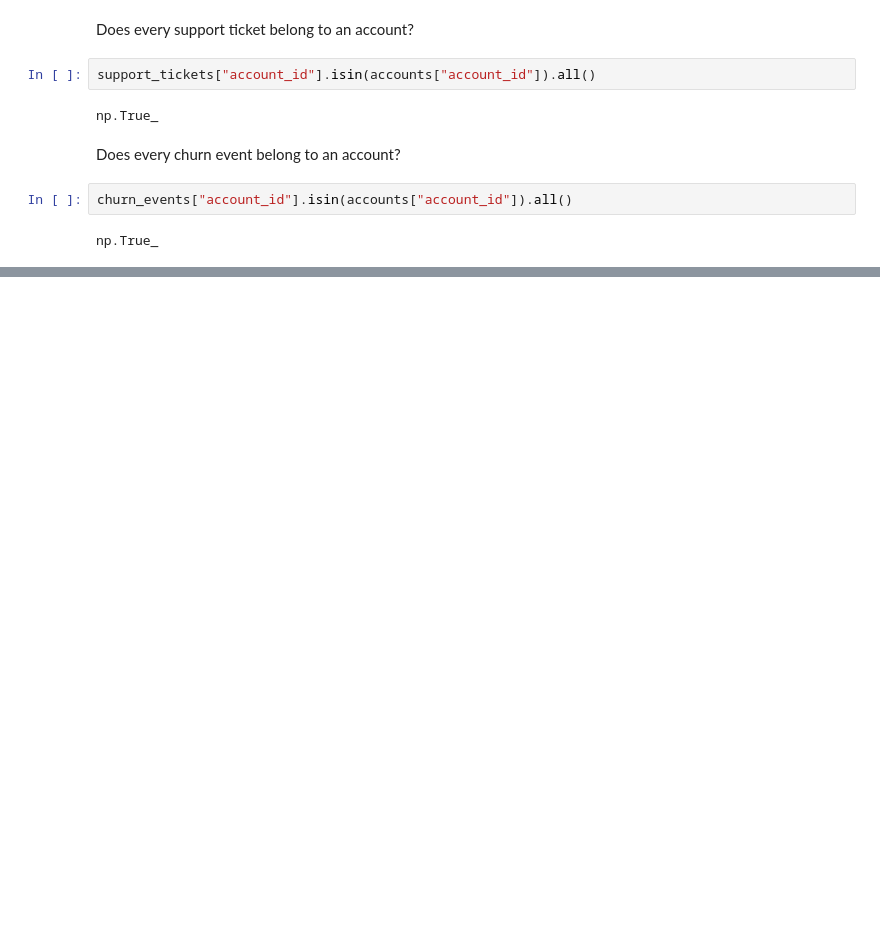
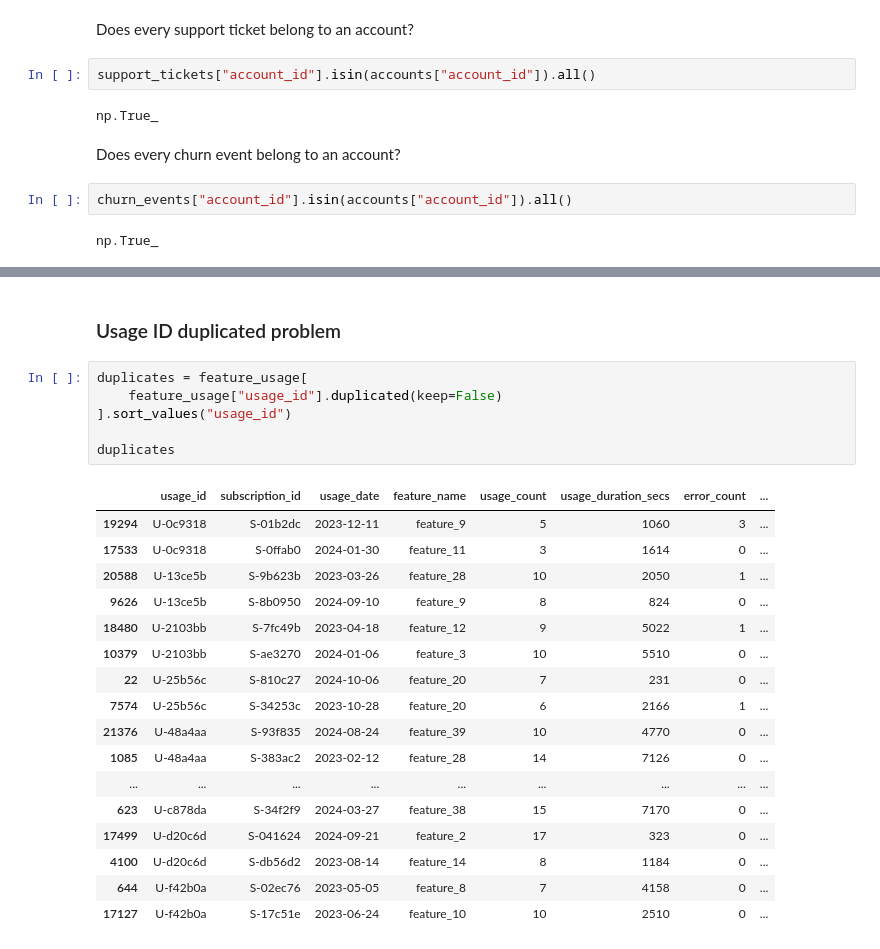
Before and after one commit to Leop-SR/RetainIQ, a Jupyter notebook: notebooks/00_data_understanding.ipynb, the cells around one changed output, grey strips where cells are left out. Drawn from its saved outputs; the diff is of its cells as text; blank space fills up the shorter version.

Commit message:
Fixing duplicated Usage_ID problem

```diff
--- a/notebooks/00_data_understanding.ipynb
+++ b/notebooks/00_data_understanding.ipynb
@@ -447,0 +516,26 @@ np.True_
+# %% [markdown]
+### Usage ID duplicated problem
+# %%
+duplicates = feature_usage[
+    feature_usage["usage_id"].duplicated(keep=False)
+].sort_values("usage_id")
+
+duplicates
+# %% [output]
+|  | usage_id | subscription_id | usage_date | feature_name | usage_count | usage_duration_secs | error_count | ... |
+| 19294 | U-0c9318 | S-01b2dc | 2023-12-11 | feature_9 | 5 | 1060 | 3 | ... |
+| 17533 | U-0c9318 | S-0ffab0 | 2024-01-30 | feature_11 | 3 | 1614 | 0 | ... |
+| 20588 | U-13ce5b | S-9b623b | 2023-03-26 | feature_28 | 10 | 2050 | 1 | ... |
+| 9626 | U-13ce5b | S-8b0950 | 2024-09-10 | feature_9 | 8 | 824 | 0 | ... |
+| 18480 | U-2103bb | S-7fc49b | 2023-04-18 | feature_12 | 9 | 5022 | 1 | ... |
+| 10379 | U-2103bb | S-ae3270 | 2024-01-06 | feature_3 | 10 | 5510 | 0 | ... |
+| 22 | U-25b56c | S-810c27 | 2024-10-06 | feature_20 | 7 | 231 | 0 | ... |
+| 7574 | U-25b56c | S-34253c | 2023-10-28 | feature_20 | 6 | 2166 | 1 | ... |
+| 21376 | U-48a4aa | S-93f835 | 2024-08-24 | feature_39 | 10 | 4770 | 0 | ... |
+| 1085 | U-48a4aa | S-383ac2 | 2023-02-12 | feature_28 | 14 | 7126 | 0 | ... |
+| ... | ... | ... | ... | ... | ... | ... | ... | ... |
+| 623 | U-c878da | S-34f2f9 | 2024-03-27 | feature_38 | 15 | 7170 | 0 | ... |
+| 17499 | U-d20c6d | S-041624 | 2024-09-21 | feature_2 | 17 | 323 | 0 | ... |
+| 4100 | U-d20c6d | S-db56d2 | 2023-08-14 | feature_14 | 8 | 1184 | 0 | ... |
+| 644 | U-f42b0a | S-02ec76 | 2023-05-05 | feature_8 | 7 | 4158 | 0 | ... |
+| 17127 | U-f42b0a | S-17c51e | 2023-06-24 | feature_10 | 10 | 2510 | 0 | ... |
```
Also changed, not shown: parts of 5 cells of this notebook, 2 other files.
